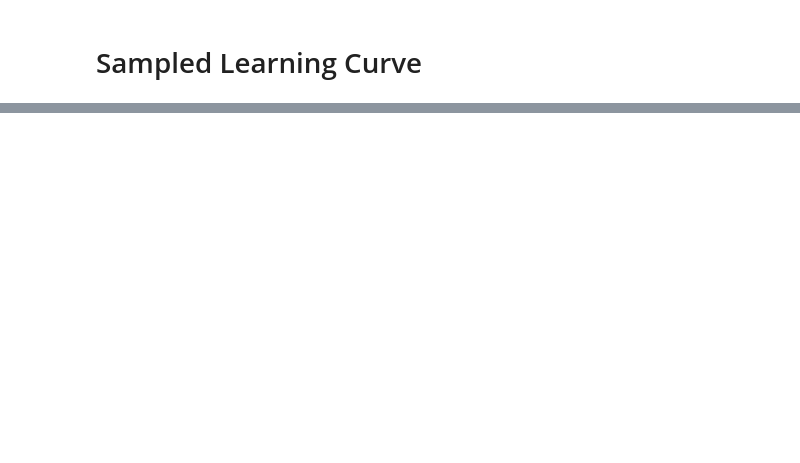
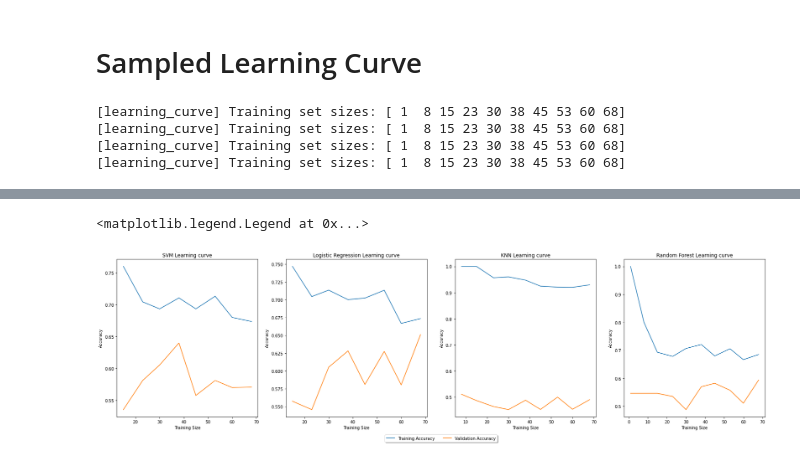
Before and after one commit to tomstark99/COMS30050, a Jupyter notebook: coursework/binary_classification/search_dep_thoughts.ipynb, the cells around one changed output, grey strips where cells are left out. Cells and saved outputs as stored; diff of their text form; code cells hidden in the pictures; blank space fills up the shorter version.

```diff
--- a/coursework/binary_classification/search_dep_thoughts.ipynb
+++ b/coursework/binary_classification/search_dep_thoughts.ipynb
@@ -971,6 +1049,8 @@ plt.show()
 # %% [markdown]
 # Sampled Learning Curve
 # %%
+fig, (ax1, ax2, ax3, ax4) = plt.subplots(1, 4, figsize=(28, 7))
+
 # SVM
 plot_model = svm.SVC(kernel='rbf', C=10.0, gamma=0.01)
 
@@ -1067,3 +1147,8 @@ ax4.set_xlabel('Training Size')
 ax4.set_ylabel('Accuracy')
 ax4.legend(loc='upper center', bbox_to_anchor=(-1.3, -0.1),
           fancybox=True, shadow=True, ncol=2)
+# %% [output]
+[learning_curve] Training set sizes: [ 1  8 15 23 30 38 45 53 60 68]
+[learning_curve] Training set sizes: [ 1  8 15 23 30 38 45 53 60 68]
+[learning_curve] Training set sizes: [ 1  8 15 23 30 38 45 53 60 68]
+[learning_curve] Training set sizes: [ 1  8 15 23 30 38 45 53 60 68]
@@ -1069,0 +1167,2 @@ ax4.legend(loc='upper center', bbox_to_anchor=(-1.3, -0.1),
+<matplotlib.legend.Legend at 0x...>
+[figure, added]
```
Also changed, not shown: parts of 30 cells of this notebook, 14 other files.
